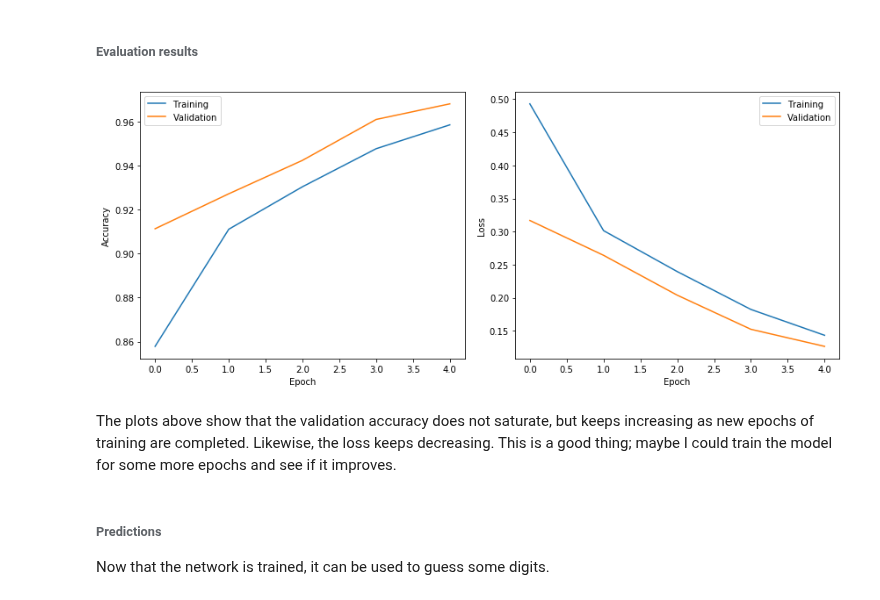
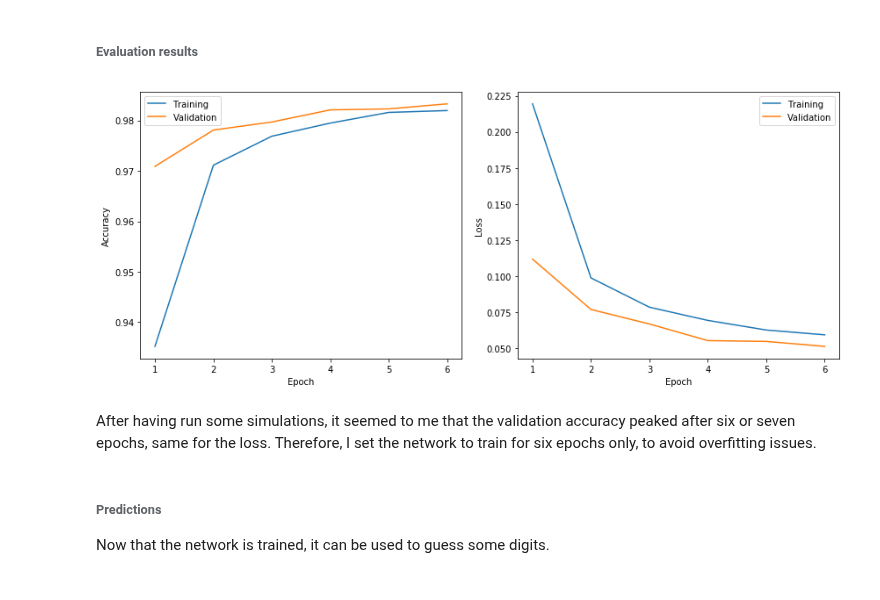
Before and after one commit to phaerrax/lab-simulazione-numerica, a Jupyter notebook: exercise12/exercise12-2.ipynb, the cells around one changed output. Drawn from its saved outputs; the diff is of its cells as text; code cells hidden in the pictures.

```diff
--- a/exercise12/exercise12-2.ipynb
+++ b/exercise12/exercise12-2.ipynb
@@ -101,11 +102,11 @@ Maybe the parameters I chose were not quite right, but anyway using the configur
 from keras.optimizers import SGD
 
 batch_size = 32
-n_epochs = 5
+n_epochs = 6
 
 model.compile(
    loss = keras.losses.categorical_crossentropy,
-   optimizer = "sgd",
+   optimizer = "adadelta",
    metrics = ["accuracy"]
 )
 
@@ -136,26 +139,26 @@ Epoch 5/5
 # %%
 fig, axes = plt.subplots(nrows = 1, ncols = 2, figsize = (12, 5))
 axes = axes.flatten()
+epochs = range(1, 7)
 
 axes[0].set_xlabel("Epoch")
 axes[0].set_ylabel("Accuracy")
-axes[0].plot(history.history["acc"])
-axes[0].plot(history.history["val_acc"])
+axes[0].plot(epochs, history.history["acc"])
+axes[0].plot(epochs, history.history["val_acc"])
 axes[0].legend(["Training", "Validation"])
 
 axes[1].set_xlabel("Epoch")
 axes[1].set_ylabel("Loss")
-axes[1].plot(history.history["loss"])
-axes[1].plot(history.history["val_loss"])
+axes[1].plot(epochs, history.history["loss"])
+axes[1].plot(epochs, history.history["val_loss"])
 axes[1].legend(["Training", "Validation"])
 
 fig.tight_layout()
 plt.show()
 # %% [output]
-[figure, old version]
+[figure, new version]
-# %% [markdown]
-The plots above show that the validation accuracy does not saturate, but keeps increasing as new epochs of training are completed. Likewise, the loss keeps decreasing.
-This is a good thing; maybe I could train the model for some more epochs and see if it improves.
+# %% [markdown]
+After having run some simulations, it seemed to me that the validation accuracy peaked after six or seven epochs, same for the loss. Therefore, I set the network to train for six epochs only, to avoid overfitting issues.
 # %% [markdown]
 ###### Predictions
 Now that the network is trained, it can be used to guess some digits.
```
Also changed, not shown: parts of 5 cells of this notebook, 2 other files.
